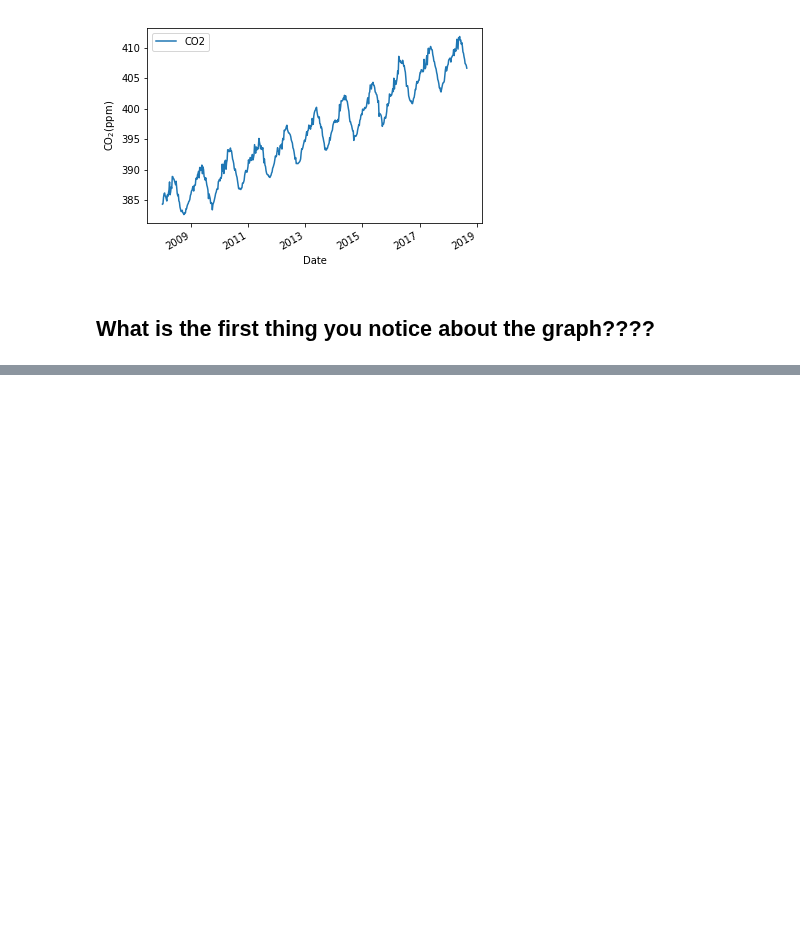
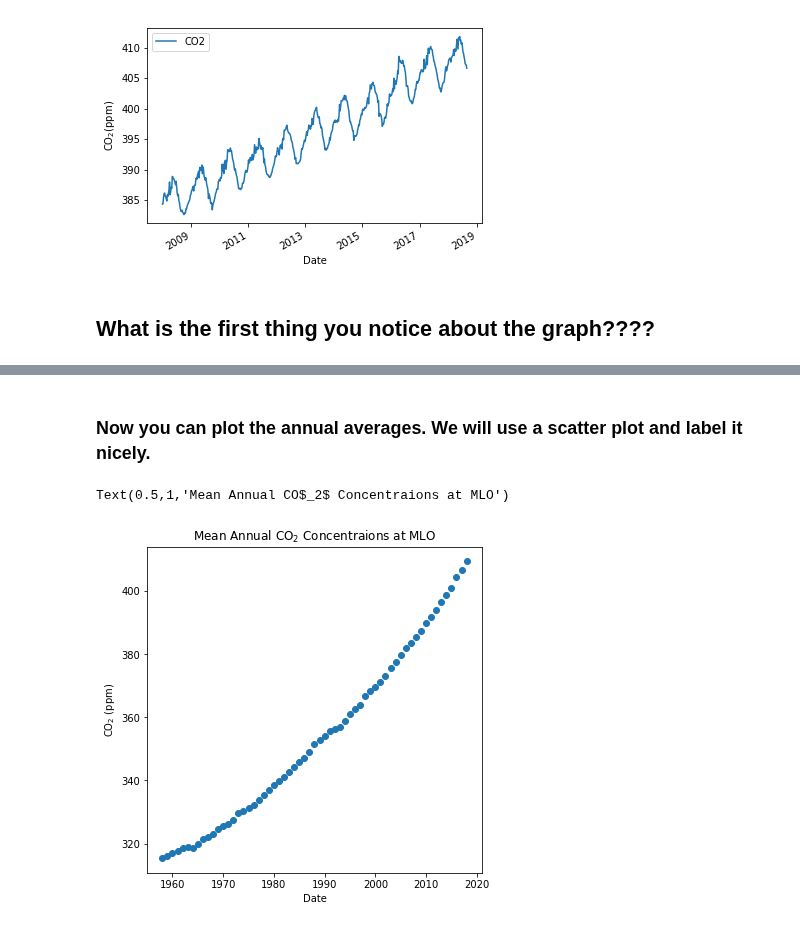
Before and after one commit to bmaillou/BigDataPython, a Jupyter notebook: Keeling_Curve_For_Dusa.ipynb, the cells around one changed output, grey strips where cells are left out. Cells and saved outputs as stored; diff of their text form; code cells hidden in the pictures; blank space fills up the shorter version.

```diff
--- a/Keeling_Curve_For_Dusa.ipynb
+++ b/Keeling_Curve_For_Dusa.ipynb
@@ -739,0 +139,3 @@ ax.text(0.05,0.95,textstr,transform=ax.transAxes,fontsize=8,verticalalignment='t
+# %%
+x=mlo.CO2.resample('A').mean().index.year
+y=mlo.CO2.resample('A').mean()
@@ -739,0 +172,12 @@ ax.text(0.05,0.95,textstr,transform=ax.transAxes,fontsize=8,verticalalignment='t
+# %% [markdown]
+### Now you can plot the annual averages.  We will use a scatter plot and label it nicely.
+# %%
+fig,ax=plt.subplots()
+fig.set_size_inches(6,6)
+ax.scatter(x,y)
+ax.set_ylabel('CO$_2$ (ppm)')
+ax.set_xlabel('Date')
+ax.set_title('Mean Annual CO$_2$ Concentraions at MLO')
+# %% [output]
+Text(0.5,1,'Mean Annual CO$_2$ Concentraions at MLO')
+[figure, added]
```
Also changed, not shown: parts of 102 cells of this notebook, 2 other files.
